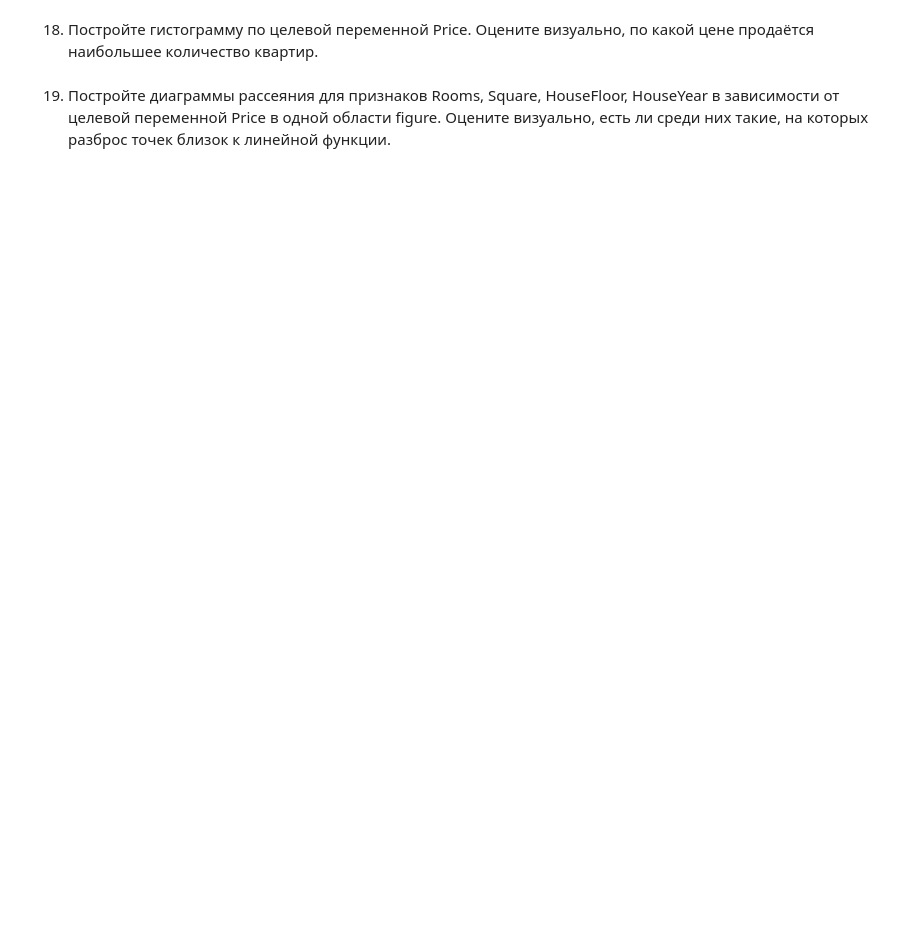
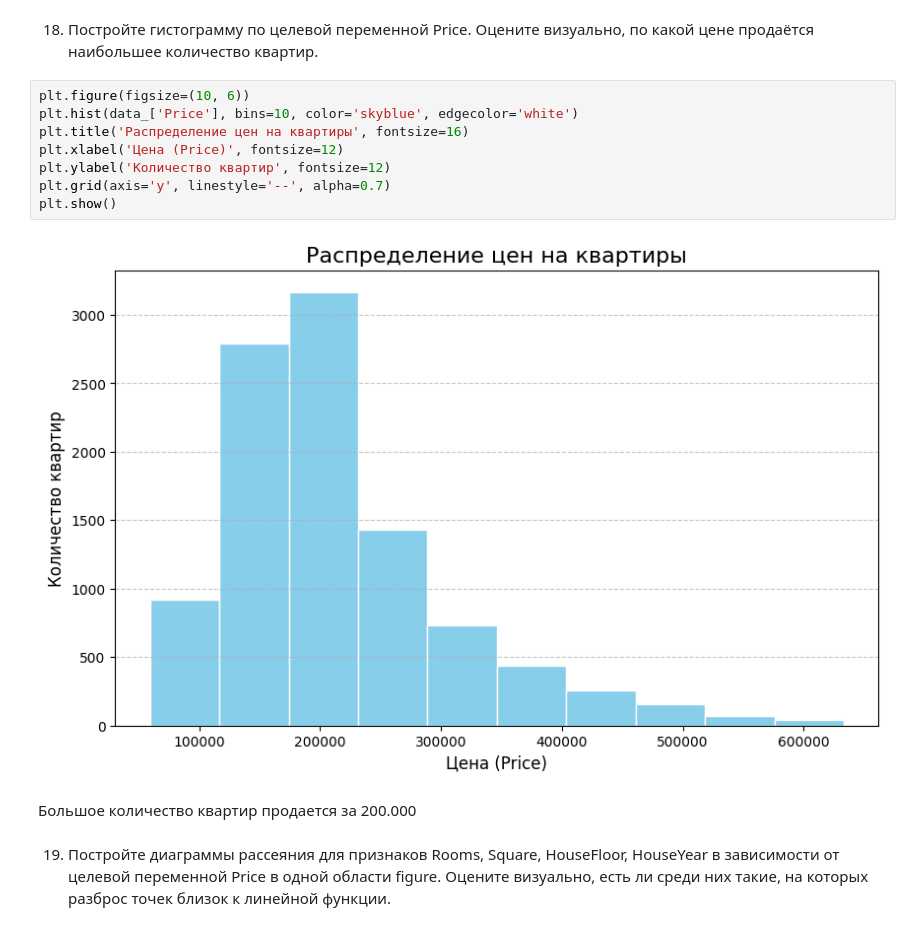
Before and after one commit to Plkhv/ML_course, a Jupyter notebook: ML0.1 intro/lab.ipynb, the cells around one changed output. Cells and saved outputs as stored; diff of their text form; blank space fills up the shorter version.

```diff
--- a/ML0.1 intro/lab.ipynb
+++ b/ML0.1 intro/lab.ipynb
@@ -397,4 +491,16 @@ Name: 9998, dtype: object
 # %% [markdown]
 18. Постройте гистограмму по целевой переменной Price. Оцените визуально, по какой цене продаётся наибольшее количество квартир.
+# %%
+plt.figure(figsize=(10, 6))
+plt.hist(data_['Price'], bins=10, color='skyblue', edgecolor='white')
+plt.title('Распределение цен на квартиры', fontsize=16)
+plt.xlabel('Цена (Price)', fontsize=12)
+plt.ylabel('Количество квартир', fontsize=12)
+plt.grid(axis='y', linestyle='--', alpha=0.7)
+plt.show()
+# %% [output]
+[figure, added]
+# %% [markdown]
+Большое количество квартир продается за 200.000
 # %% [markdown]
 19. Постройте диаграммы рассеяния для признаков Rooms, Square, HouseFloor, HouseYear в зависимости от целевой переменной Price в одной области figure. Оцените визуально, есть ли среди них такие, на которых разброс точек близок к линейной функции.
```
Also changed, not shown: parts of 13 cells of this notebook, 2 other files.
